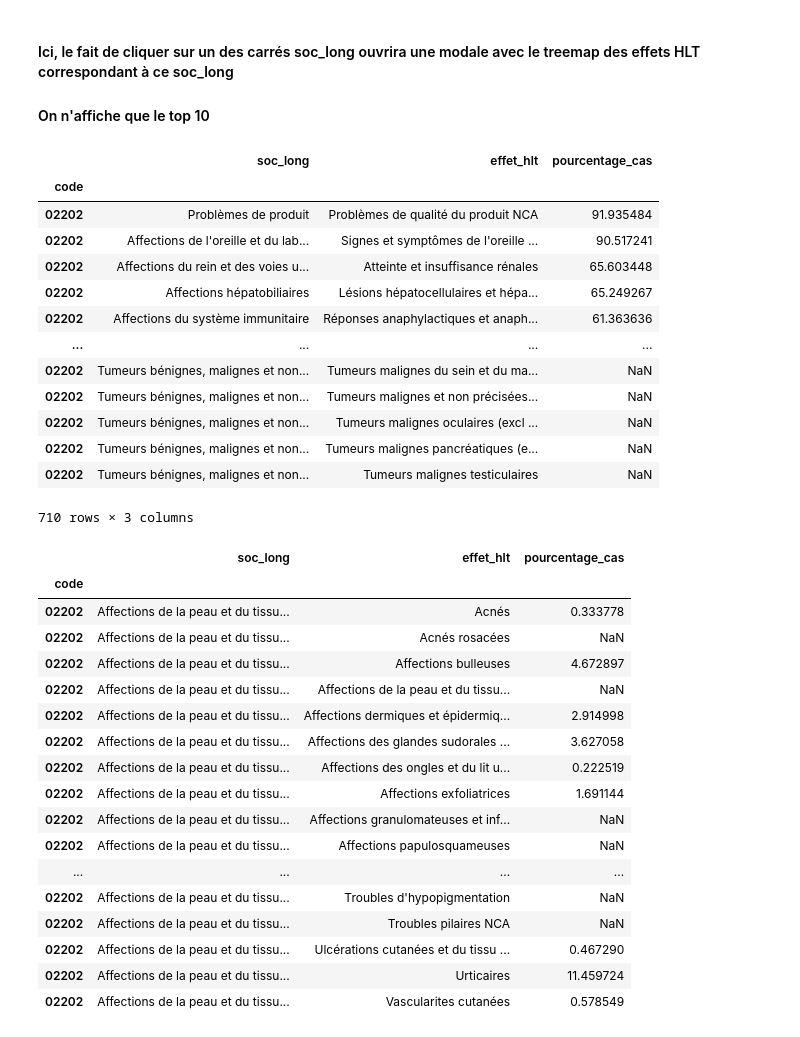
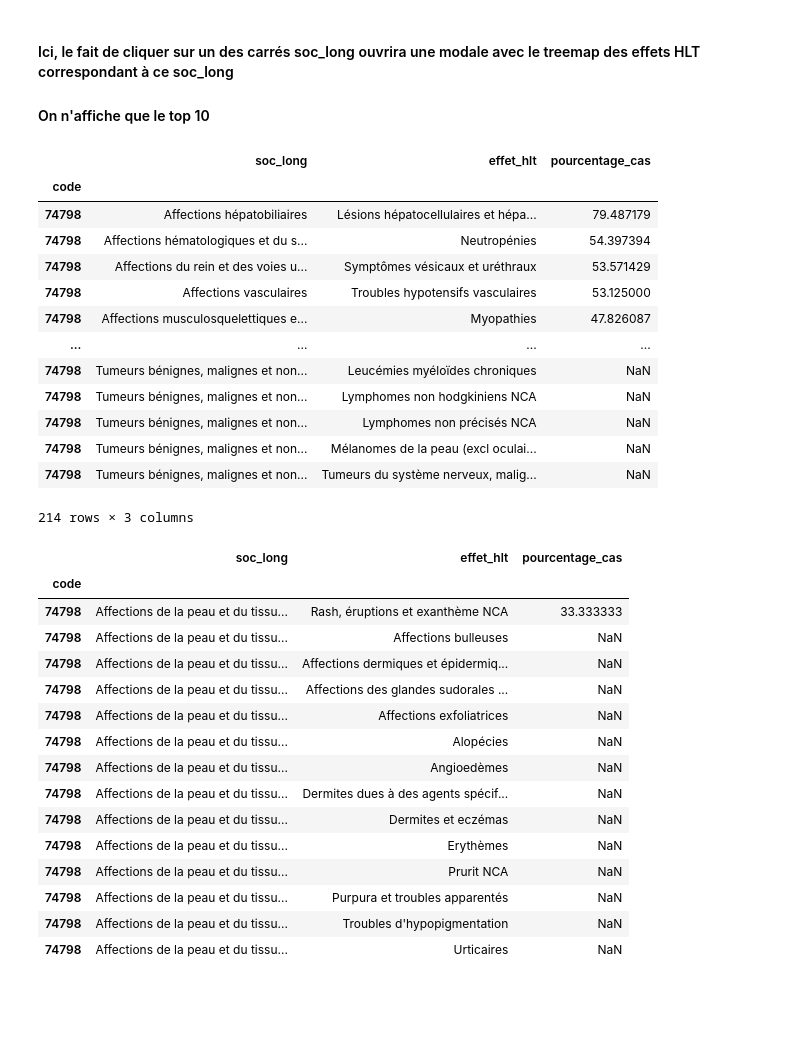
Before and after one commit to jmunozz/datamed, a Jupyter notebook: analysis/notebooks/graphiques_substance.ipynb, the cells around one changed output. Cells and saved outputs as stored; diff of their text form; code cells hidden in the pictures; blank space fills up the shorter version.

```diff
--- a/analysis/notebooks/graphiques_substance.ipynb
+++ b/analysis/notebooks/graphiques_substance.ipynb
@@ -13,7 +13,7 @@ engine = connect_db()
 # %% [markdown]
 # Choix de la substance
 # %%
-substance = "paracétamol"
+substance = "clozapine"
 # %%
 df_sub = pd.read_sql("substance", con=engine, index_col="code")
 # %%
@@ -304,43 +306,40 @@ fig.show()
 soc_long = "Affections de la peau et du tissu sous-cutané"
 # %%
 df_hlt = pd.read_sql("substance_hlt_ordei", con=engine, index_col="code")
-df_hlt.loc[code].sort_values(by="pourcentage_cas", ascending=False)
 # %% [output]
 |  | soc_long | effet_hlt | pourcentage_cas |
 | code |  |  |  |
-| 02202 | Problèmes de produit | Problèmes de qualité du produit NCA | 91.935484 |
-| 02202 | Affections de l'oreille et du lab... | Signes et symptômes de l'oreille ... | 90.517241 |
-| 02202 | Affections du rein et des voies u... | Atteinte et insuffisance rénales | 65.603448 |
-| 02202 | Affections hépatobiliaires | Lésions hépatocellulaires et hépa... | 65.249267 |
-| 02202 | Affections du système immunitaire | Réponses anaphylactiques et anaph... | 61.363636 |
+| 74798 | Affections hépatobiliaires | Lésions hépatocellulaires et hépa... | 79.487179 |
+| 74798 | Affections hématologiques et du s... | Neutropénies | 54.397394 |
+| 74798 | Affections du rein et des voies u... | Symptômes vésicaux et uréthraux | 53.571429 |
+| 74798 | Affections vasculaires | Troubles hypotensifs vasculaires | 53.125000 |
+| 74798 | Affections musculosquelettiques e... | Myopathies | 47.826087 |
 | ... | ... | ... | ... |
-| 02202 | Tumeurs bénignes, malignes et non... | Tumeurs malignes du sein et du ma... | NaN |
-| 02202 | Tumeurs bénignes, malignes et non... | Tumeurs malignes et non précisées... | NaN |
-| 02202 | Tumeurs bénignes, malignes et non... | Tumeurs malignes oculaires (excl ... | NaN |
-| 02202 | Tumeurs bénignes, malignes et non... | Tumeurs malignes pancréatiques (e... | NaN |
-| 02202 | Tumeurs bénignes, malignes et non... | Tumeurs malignes testiculaires | NaN |
+| 74798 | Tumeurs bénignes, malignes et non... | Leucémies myéloïdes chroniques | NaN |
+| 74798 | Tumeurs bénignes, malignes et non... | Lymphomes non hodgkiniens NCA | NaN |
+| 74798 | Tumeurs bénignes, malignes et non... | Lymphomes non précisés NCA | NaN |
+| 74798 | Tumeurs bénignes, malignes et non... | Mélanomes de la peau (excl oculai... | NaN |
+| 74798 | Tumeurs bénignes, malignes et non... | Tumeurs du système nerveux, malig... | NaN |
-710 rows × 3 columns
+214 rows × 3 columns
 # %%
-df_hlt[df_hlt.soc_long == soc_long].loc[code]
+df_hlt[df_hlt.soc_long == soc_long].loc[code].sort_values(by="pourcentage_cas", ascending=False)
 # %% [output]
 |  | soc_long | effet_hlt | pourcentage_cas |
 | code |  |  |  |
-| 02202 | Affections de la peau et du tissu... | Acnés | 0.333778 |
-| 02202 | Affections de la peau et du tissu... | Acnés rosacées | NaN |
-| 02202 | Affections de la peau et du tissu... | Affections bulleuses | 4.672897 |
-| 02202 | Affections de la peau et du tissu... | Affections de la peau et du tissu... | NaN |
-| 02202 | Affections de la peau et du tissu... | Affections dermiques et épidermiq... | 2.914998 |
-| 02202 | Affections de la peau et du tissu... | Affections des glandes sudorales ... | 3.627058 |
-| 02202 | Affections de la peau et du tissu... | Affections des ongles et du lit u... | 0.222519 |
-| 02202 | Affections de la peau et du tissu... | Affections exfoliatrices | 1.691144 |
-| 02202 | Affections de la peau et du tissu... | Affections granulomateuses et inf... | NaN |
-| 02202 | Affections de la peau et du tissu... | Affections papulosquameuses | NaN |
-| ... | ... | ... | ... |
-| 02202 | Affections de la peau et du tissu... | Troubles d'hypopigmentation | NaN |
-| 02202 | Affections de la peau et du tissu... | Troubles pilaires NCA | NaN |
-| 02202 | Affections de la peau et du tissu... | Ulcérations cutanées et du tissu ... | 0.467290 |
-| 02202 | Affections de la peau et du tissu... | Urticaires | 11.459724 |
-| 02202 | Affections de la peau et du tissu... | Vascularites cutanées | 0.578549 |
+| 74798 | Affections de la peau et du tissu... | Rash, éruptions et exanthème NCA | 33.333333 |
+| 74798 | Affections de la peau et du tissu... | Affections bulleuses | NaN |
+| 74798 | Affections de la peau et du tissu... | Affections dermiques et épidermiq... | NaN |
+| 74798 | Affections de la peau et du tissu... | Affections des glandes sudorales ... | NaN |
+| 74798 | Affections de la peau et du tissu... | Affections exfoliatrices | NaN |
+| 74798 | Affections de la peau et du tissu... | Alopécies | NaN |
+| 74798 | Affections de la peau et du tissu... | Angioedèmes | NaN |
+| 74798 | Affections de la peau et du tissu... | Dermites dues à des agents spécif... | NaN |
+| 74798 | Affections de la peau et du tissu... | Dermites et eczémas | NaN |
+| 74798 | Affections de la peau et du tissu... | Erythèmes | NaN |
+| 74798 | Affections de la peau et du tissu... | Prurit NCA | NaN |
+| 74798 | Affections de la peau et du tissu... | Purpura et troubles apparentés | NaN |
+| 74798 | Affections de la peau et du tissu... | Troubles d'hypopigmentation | NaN |
+| 74798 | Affections de la peau et du tissu... | Urticaires | NaN |
 # %%
 fig = px.treemap(
     df_hlt[df_hlt.soc_long == soc_long]
```
Also changed, not shown: parts of 12 cells of this notebook.
